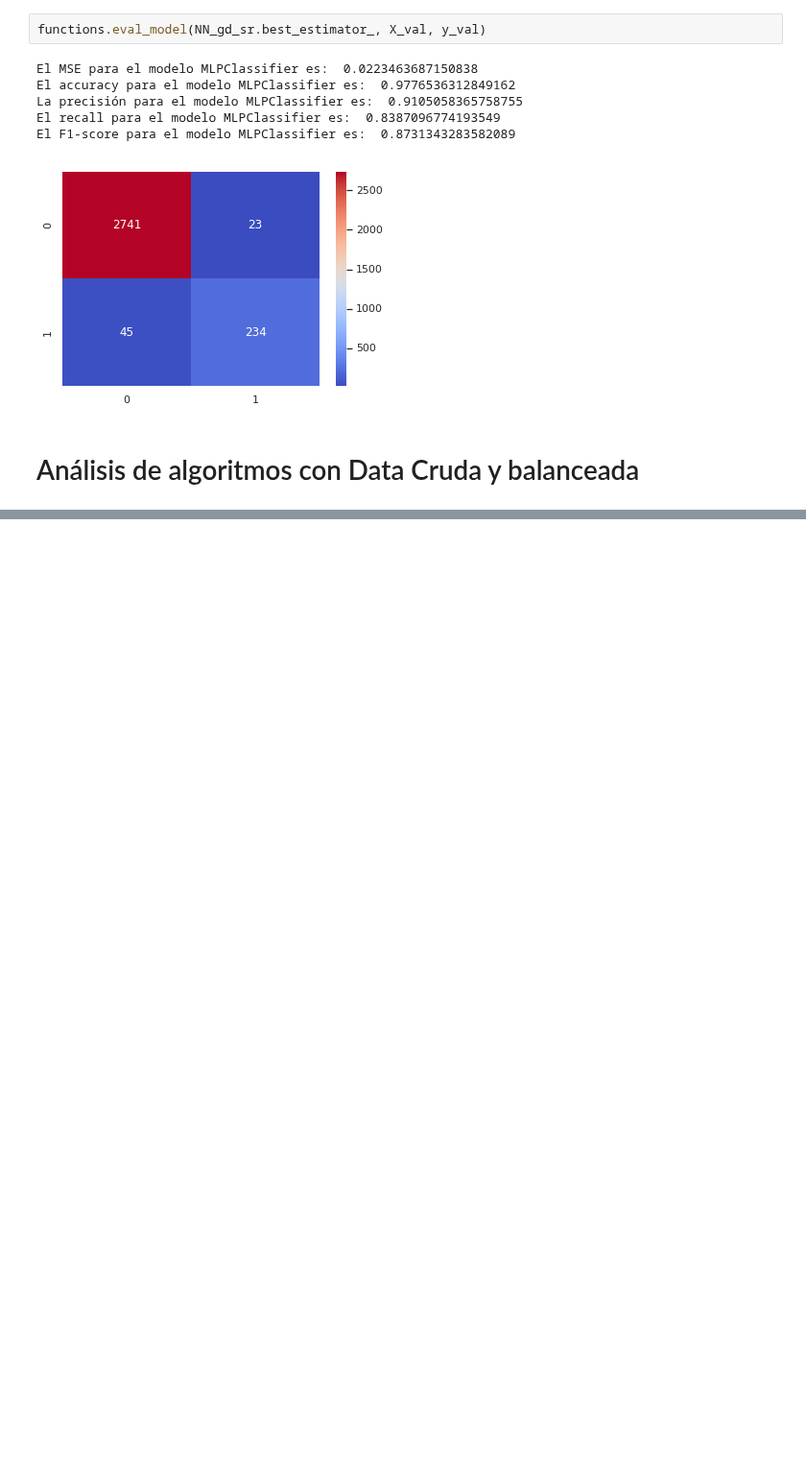
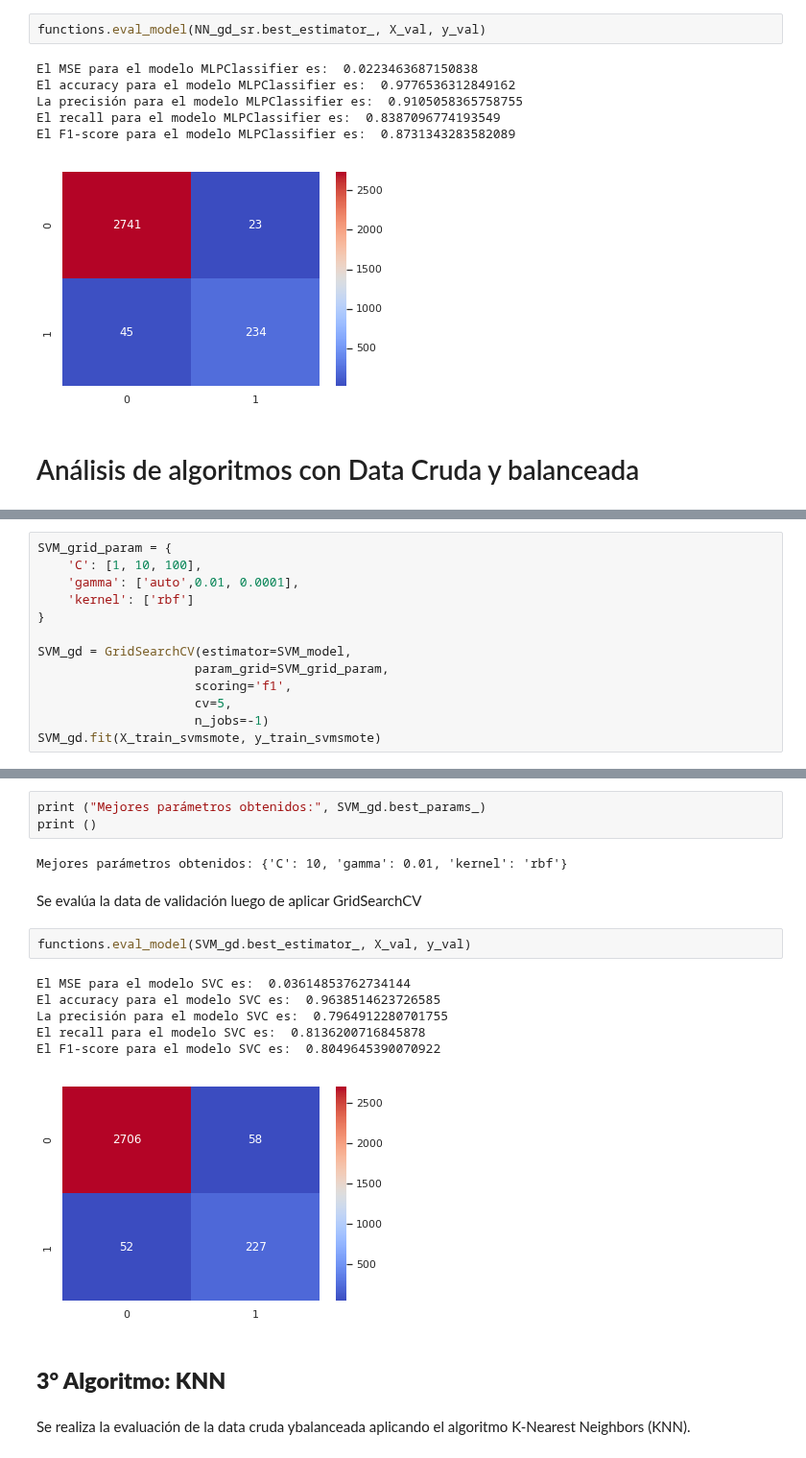
Before and after one commit to MrCycler/ML_PULSAR_CLASSIFICATION_PROJECT, a Jupyter notebook: APLICACION DE ALGORITMOS/Prueba_DataCruda.ipynb, the cells around one changed output, grey strips where cells are left out. Shown at 96% size. Cells and saved outputs as stored; diff of their text form; blank space fills up the shorter version.

```diff
--- a/APLICACION DE ALGORITMOS/Prueba_DataCruda.ipynb
+++ b/APLICACION DE ALGORITMOS/Prueba_DataCruda.ipynb
@@ -455,0 +444,13 @@ El F1-score para el modelo MLPClassifier es:  0.8231511254019291
+# %%
+SVM_grid_param = {
+    'C': [1, 10, 100],
+    'gamma': ['auto',0.01, 0.0001],
+    'kernel': ['rbf']
+}
+
+SVM_gd = GridSearchCV(estimator=SVM_model,
+                     param_grid=SVM_grid_param,
+                     scoring='f1',
+                     cv=5,
+                     n_jobs=-1)
+SVM_gd.fit(X_train_svmsmote, y_train_svmsmote)
@@ -455,0 +469,20 @@ El F1-score para el modelo MLPClassifier es:  0.8231511254019291
+# %%
+print ("Mejores parámetros obtenidos:", SVM_gd.best_params_)
+print ()
+# %% [output]
+Mejores parámetros obtenidos: {'C': 10, 'gamma': 0.01, 'kernel': 'rbf'}
+# %% [markdown]
+Se evalúa la data de validación luego de aplicar GridSearchCV
+# %%
+functions.eval_model(SVM_gd.best_estimator_, X_val, y_val)
+# %% [output]
+El MSE para el modelo SVC es:  0.03614853762734144
+El accuracy para el modelo SVC es:  0.9638514623726585
+La precisión para el modelo SVC es:  0.7964912280701755
+El recall para el modelo SVC es:  0.8136200716845878
+El F1-score para el modelo SVC es:  0.8049645390070922
+[figure, added]
+# %% [markdown]
+## **3° Algoritmo: KNN**
+# %% [markdown]
+Se realiza la evaluación de la data cruda ybalanceada aplicando el algoritmo K-Nearest Neighbors (KNN).
```
Also changed, not shown: parts of 51 cells of this notebook.
